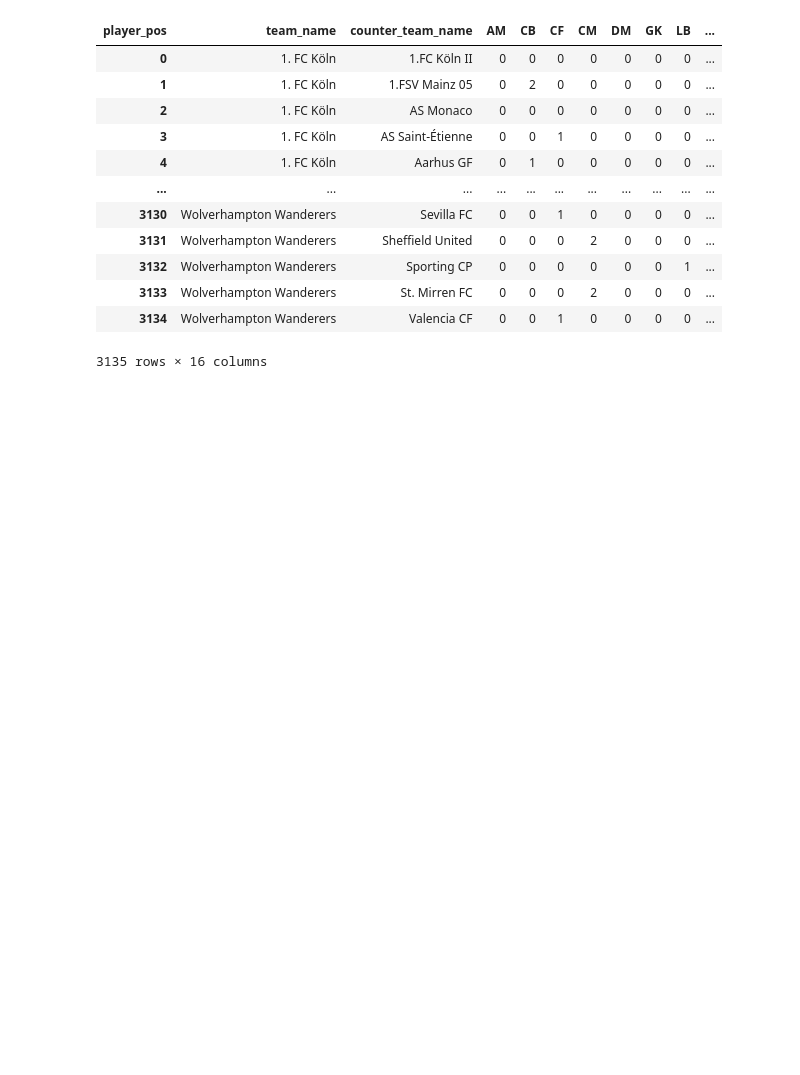
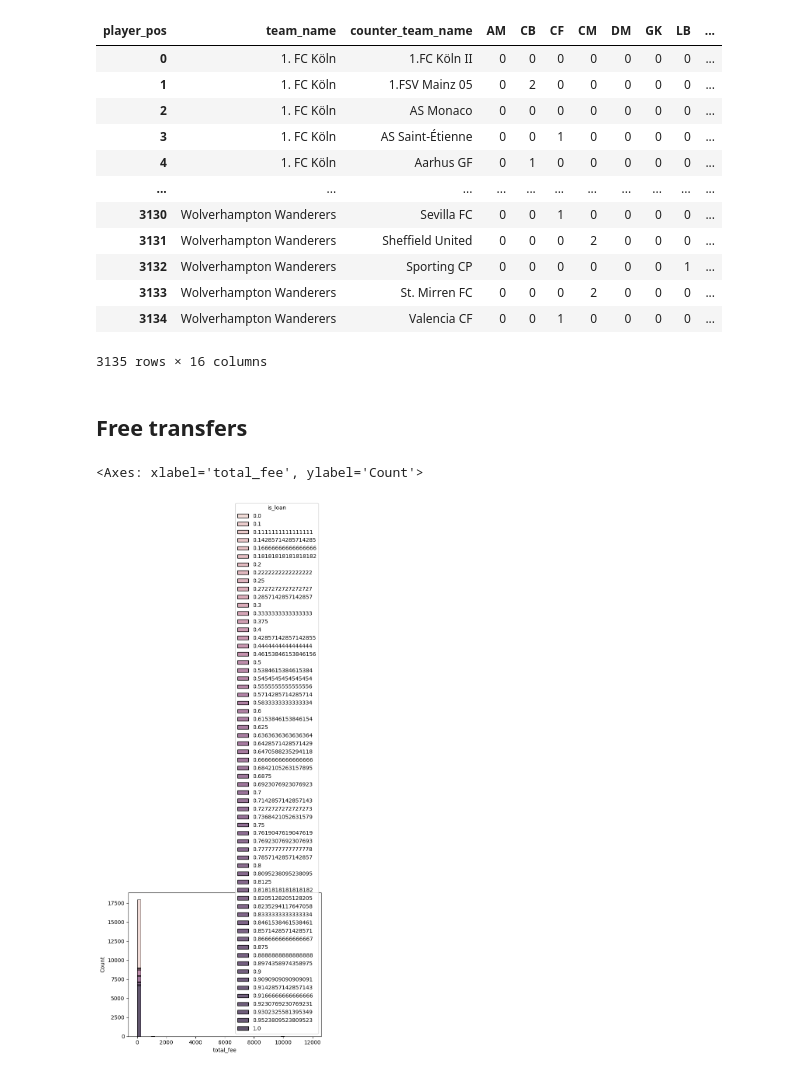
Before and after one commit to DIlyess/TransferNet, a Jupyter notebook: notebooks/EDA.ipynb, the cells around one changed output. Drawn from its saved outputs; the diff is of its cells as text; code cells hidden in the pictures; blank space fills up the shorter version.

```diff
--- a/notebooks/EDA.ipynb
+++ b/notebooks/EDA.ipynb
@@ -233,3 +231,16 @@ df_pos
 | 3133 | Wolverhampton Wanderers | St. Mirren FC | 0 | 0 | 0 | 2 | 0 | 0 | 0 | ... |
 | 3134 | Wolverhampton Wanderers | Valencia CF | 0 | 0 | 1 | 0 | 0 | 0 | 0 | ... |
 3135 rows × 16 columns
+# %% [markdown]
+## Free transfers
+# %%
+sns.histplot(
+    df_club[df_club["total_fee"] < 0.2e5],
+    x="total_fee",
+    hue="is_loan",
+    bins=50,
+    multiple="stack",
+)
+# %% [output]
+<Axes: xlabel='total_fee', ylabel='Count'>
+[figure, added]
```
Also changed, not shown: parts of 1 cell of this notebook.
